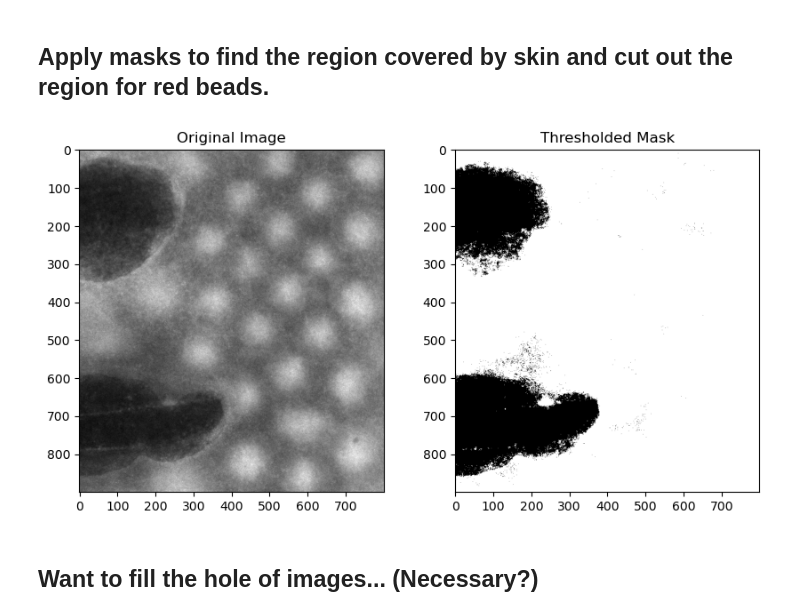
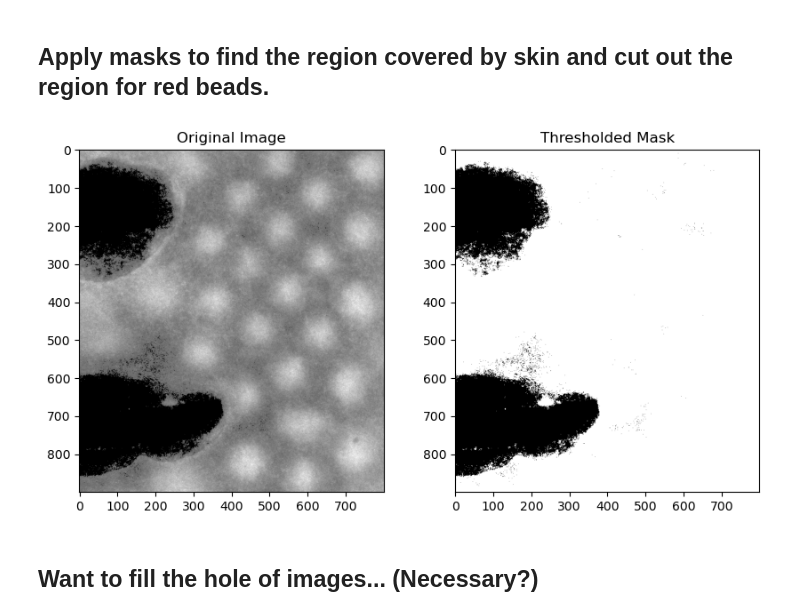
Before and after one commit to rzhou-space/PIV_analysis_headon_data, a Jupyter notebook: RedBeads/Input_RedBeads.ipynb, the cells around one changed output. Drawn from its saved outputs; the diff is of its cells as text; code cells hidden in the pictures.

```diff
--- a/RedBeads/Input_RedBeads.ipynb
+++ b/RedBeads/Input_RedBeads.ipynb
@@ -83,20 +83,20 @@ red beads shape: (375, 900, 800)
 # %%
 image = green_channel[100]
 threshold = np.median(image) - 60
 
 # mask = np.where(image > threshold, 255, 1) # If using filling holes function.
 mask = np.where(image > threshold, 1, 0) # Above to 1 (white) and below to 0 (black).
 
 plt.figure(figsize=(10, 5))
 plt.subplot(1, 2, 1)
 plt.title("Original Image")
-plt.imshow(image, cmap='gray')
+plt.imshow(image*mask, cmap='gray')
 plt.subplot(1, 2, 2)
 plt.title("Thresholded Mask")
 plt.imshow(mask, cmap='gray')
 plt.show()
 # %% [output]
-[figure, old version]
+[figure, new version]
 # %% [markdown]
 ## Want to fill the hole of images... (Necessary?)
 # %%
```
Also changed, not shown: parts of 16 cells of this notebook.
